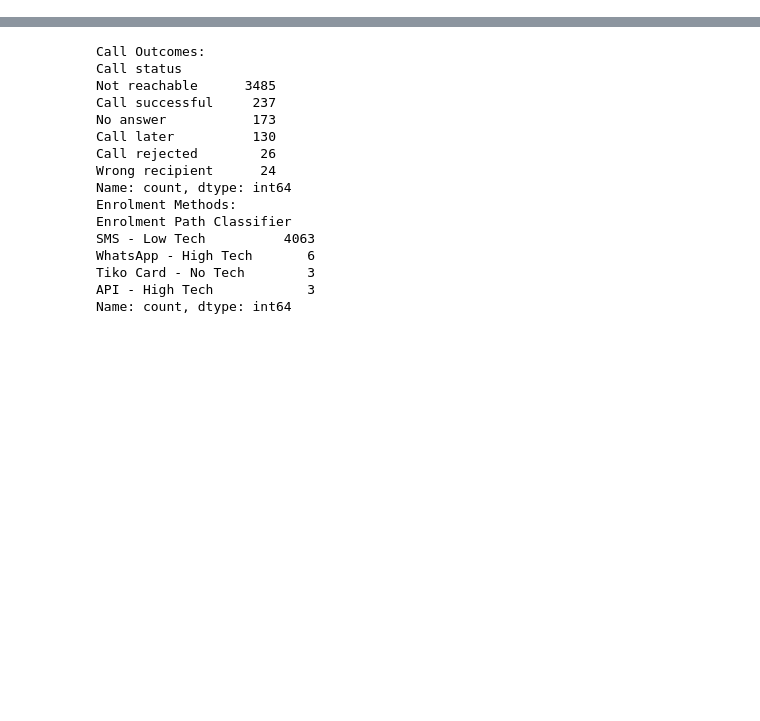
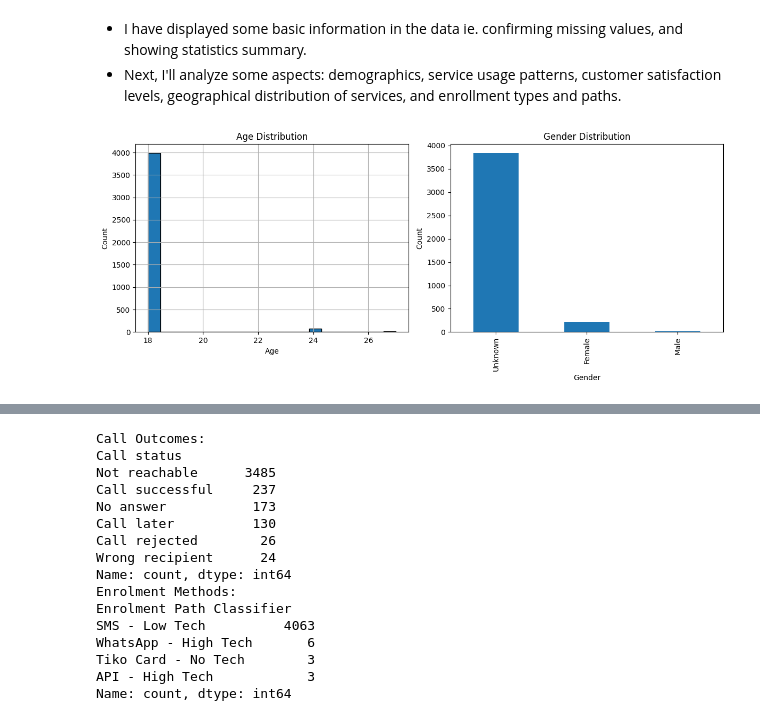
Before and after one commit to Tilda98/Risk_Analyst_Practical, a Jupyter notebook: notebooks/data_visualization.ipynb, the cells around one changed output, grey strips where cells are left out. Saved outputs shown, nothing was run; the diff lists cells and outputs as text; code cells hidden in the pictures; blank space fills up the shorter version.

Commit message:
Did financial analysis on the data and created some graphs

```diff
--- a/notebooks/data_visualization.ipynb
+++ b/notebooks/data_visualization.ipynb
@@ -84,0 +96,22 @@ clean_merged_data.describe(include='all').T
+# %% [markdown]
+- I have displayed some basic information in the data ie. confirming missing values, and showing statistics summary.
+- Next, I'll analyze some aspects: demographics, service usage patterns, customer satisfaction levels, geographical distribution of services, and enrollment types and paths.
+# %%
+# 1. Demographics
+plt.figure(figsize=(12, 5))
+plt.subplot(1, 2, 1)
+clean_merged_data['Age'].hist(bins=20, edgecolor='black')
+plt.title('Age Distribution')
+plt.xlabel('Age')
+plt.ylabel('Count')
+
+plt.subplot(1, 2, 2)
+clean_merged_data['Gender'].value_counts().plot(kind='bar')
+plt.title('Gender Distribution')
+plt.xlabel('Gender')
+plt.ylabel('Count')
+plt.tight_layout()
+plt.savefig('../charts/demographics.png')
+plt.show()
+# %% [output]
+[figure, added]
```
Also changed, not shown: parts of 43 cells of this notebook, 8 other files.
